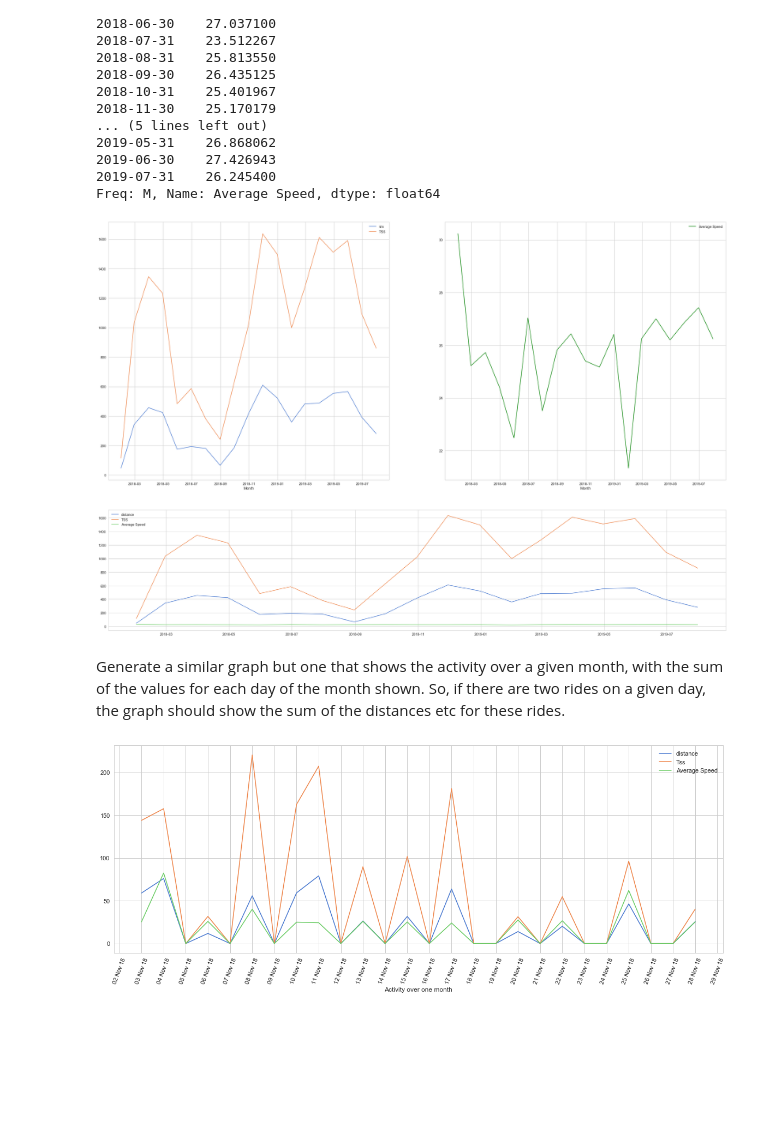
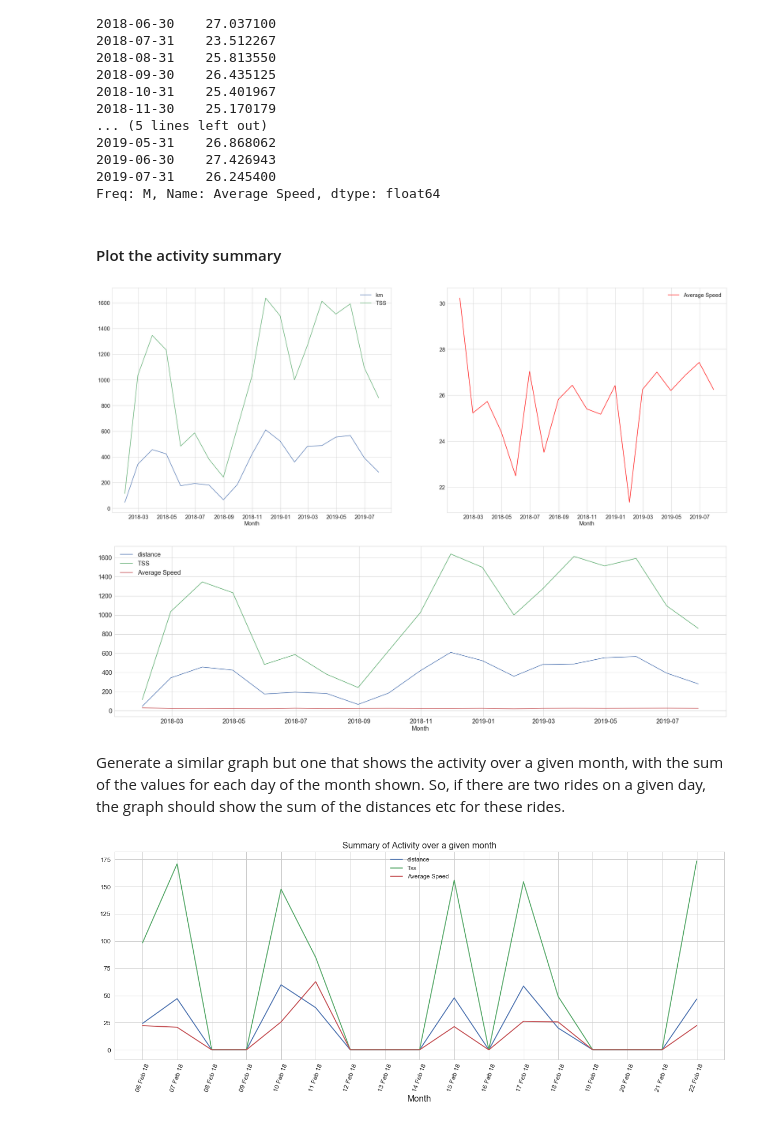
Before and after one commit to arianaroz/comp257-portfolio-2019, a Jupyter notebook: Portfolio 1.ipynb, the cells around one changed output. Saved outputs shown, nothing was run; the diff lists cells and outputs as text; code cells hidden in the pictures; blank space fills up the shorter version.

```diff
--- a/Portfolio 1.ipynb
+++ b/Portfolio 1.ipynb
@@ -152,6 +120,3 @@ plt.show()
 [figure]
 # %% [markdown]
 The patterns in the above histogram describe each key variable and indicate how frequently each value occurs. Overall, the varibale distibutions are quite asymetrical. The histgram shows that TSS and distance are skewed right, whereas the other variables such as Elsaped Time, Average Power and Average Speed are bimodal.
-# %%
-sns.set(style='white')
-key_variables.plot.scatter(x='Average Power', y='TSS', figsize=(6,5))
@@ -323,33 +291,39 @@ date
 2019-06-30    27.426943
 2019-07-31    26.245400
 Freq: M, Name: Average Speed, dtype: float64
+# %% [markdown]
+#### Plot the activity summary
 # %%
 plt.style.use('seaborn-whitegrid')
-plt.figure(figsize=(35,15)) ## setting over-all figure size (optional)
+plt.figure(figsize=(40,15)) ## setting over-all figure size (optional)
 
 plt.subplot(1, 2, 1)
 plt.plot(monthly.index, monthly['distance'], label='km')
 plt.plot(monthly.index, monthly['TSS'], label='TSS')
-plt.xlabel('Month')
-plt.legend()
+plt.xlabel('Month', size=20)
+plt.tick_params(labelsize=20)
+plt.legend(fontsize=20)
 
 plt.subplot(1,2,2)
-plt.plot(speed.index, speed['Average Speed'], label='Average Speed', color='green')
-plt.xlabel('Month')
-plt.legend()
+plt.plot(speed.index, speed['Average Speed'], label='Average Speed', color='red')
+plt.xlabel('Month',size=20)
+plt.tick_params(labelsize=20)
+plt.legend(fontsize=20)
 plt.show()
 # %% [output]
-[figure, old version]
+[figure, new version]
 # %%
-plt.figure(figsize=(35,7))
+plt.figure(figsize=(35,10))
 plt.plot(monthly.index, monthly['distance'], label='distance')
 plt.plot(monthly.index, monthly['TSS'], label='TSS')
 plt.plot(speed.index, speed['Average Speed'], label='Average Speed')
-
-plt.legend(loc='upper left')
+plt.xlabel('Month', size=20)
+plt.xticks(size=20)
+plt.yticks(size=20)
+plt.legend(loc='upper left', fontsize=20)
 plt.show()
 # %% [output]
-[figure, old version]
+[figure, new version]
 # %% [markdown]
 Generate a similar graph but one that shows the activity over a given month, with the sum of the values for each day of the month shown. So, if there are two rides on a given day, the graph should show the sum of the distances etc for these rides.
 # %%
@@ -360,17 +334,19 @@ new_nov = nov.resample('D', on='date').sum()
 # %%
 plt.style.use('seaborn-whitegrid')
 fig, ax = plt.subplots(figsize=(20,7))
-ax.plot(new_nov.index, new_nov['distance'], label='distance')
-ax.plot(new_nov.index, new_nov['TSS'], label='Tss')
-ax.plot(new_nov.index, new_nov['Average Speed'], label='Average Speed')
+ax.plot(new_feb.index, new_feb['distance'], label='distance')
+ax.plot(new_feb.index, new_feb['TSS'], label='Tss')
+ax.plot(new_feb.index, new_feb['Average Speed'], label='Average Speed')
 
 
 m = mdates.DateFormatter("%d %b %y")
 ax.xaxis.set_major_locator(mdates.DayLocator(interval=1))
 ax.xaxis.set_major_formatter(m)
-plt.xlabel('Activity over one month')
-plt.xticks(rotation=70)
-plt.legend()
+plt.xlabel('Month', size=16)
+plt.xticks(rotation=70,size=12)
+plt.yticks(size=12)
+plt.title('Summary of Activity over a given month',size=16)
+plt.legend(fontsize=11)
 plt.show()
 # %% [output]
-[figure, old version]
+[figure, new version]
```
Also changed, not shown: parts of 25 cells of this notebook.
